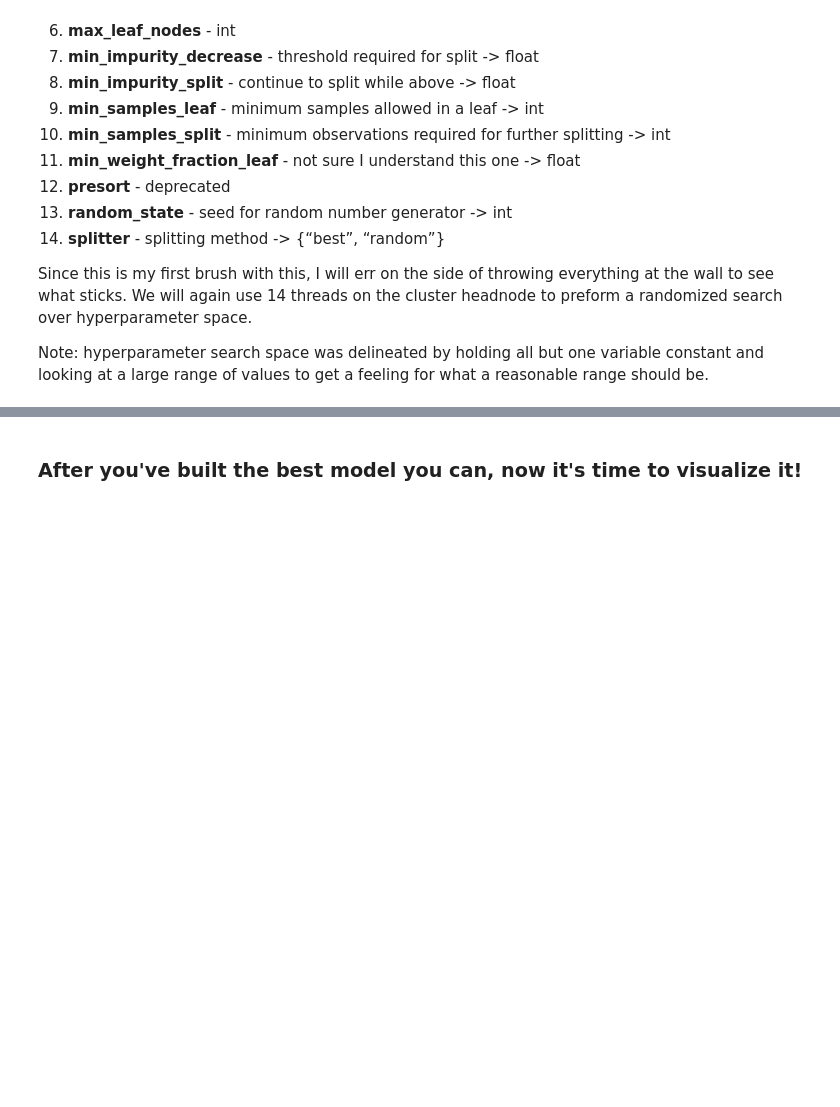
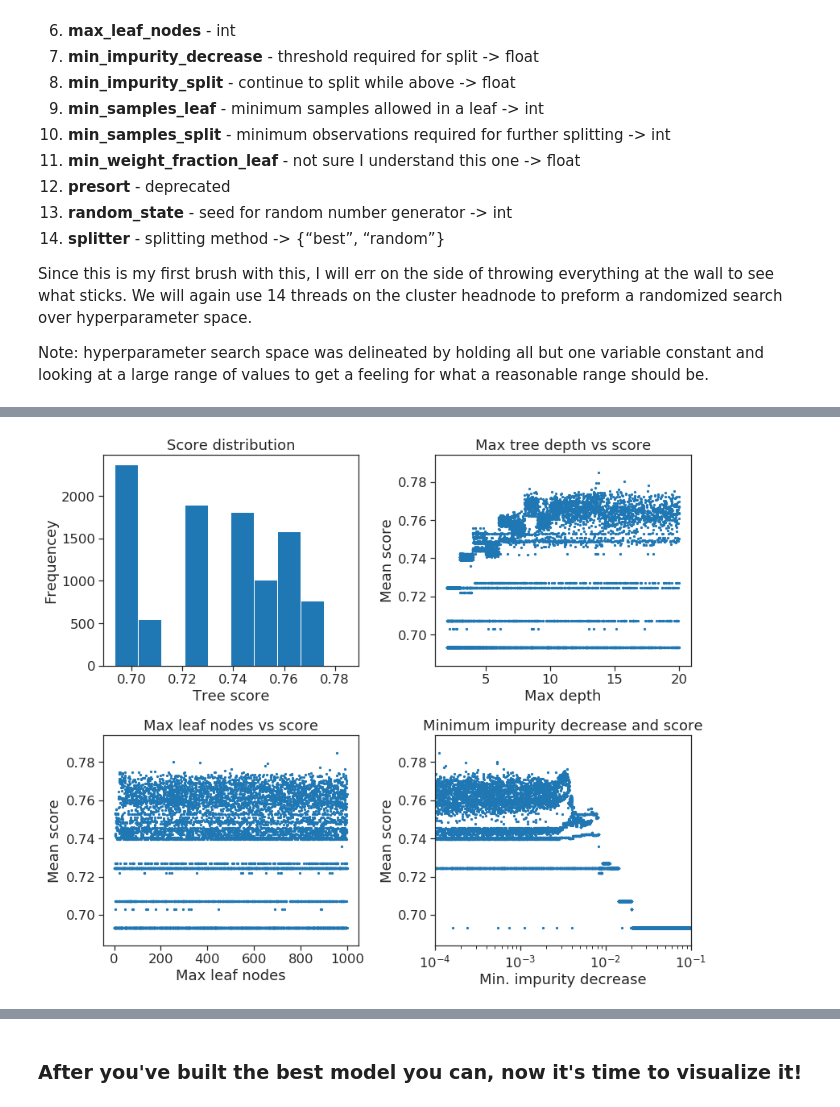
Before and after one commit to gperdrizet/tree-based_algorithms, a Jupyter notebook: Mini_Project_Tree-Based_Algorithms.ipynb, the cells around one changed output, grey strips where cells are left out. Saved outputs shown, nothing was run; the diff lists cells and outputs as text; code cells hidden in the pictures; blank space fills up the shorter version.

```diff
--- a/Mini_Project_Tree-Based_Algorithms.ipynb
+++ b/Mini_Project_Tree-Based_Algorithms.ipynb
@@ -71,19 +103,6 @@ Good credit observations: 700
 Bad credit observations: 300
 # %% [markdown]
 Dataset is not balanced, will have to keep this in mind as trees like equal numbers of observations in all classes. May have to come back and stratify or otherwise weight train-test-split so the tree sees equal numbers of good and bad credit observations. For now, let's push ahead with a basic tree and see what happens.
-# %%
-from sklearn.model_selection import KFold
-from sklearn.metrics import accuracy_score
-import numpy as np
-import scipy.stats as stats
-import random
-from time import time
-from sklearn.utils.fixes import loguniform
-from sklearn.model_selection import RandomizedSearchCV
-import matplotlib.pyplot as plt
-from matplotlib import rcParams
-sns.set_style("whitegrid")
-sns.set_context("talk")
 # %%
 # Your code here! :)
 
@@ -195,0 +336,35 @@ plt.show()
+# %%
+results = pd.DataFrame(random_search.cv_results_).dropna()
+
+plt.subplots(2,2,figsize=(12,10))
+
+plt.subplot(2, 2, 1)
+plt.hist(results.mean_test_score)
+plt.title("Score distribution")
+plt.xlabel("Tree score")
+plt.ylabel("Frequencey")
+
+plt.subplot(2, 2, 2)
+plt.scatter(results.param_max_depth, results.mean_test_score, s=5)
+plt.xlabel("Max depth")
+plt.ylabel("Mean score")
+plt.title("Max tree depth vs score")
+
+plt.subplot(2, 2, 3)
+plt.scatter(results.param_max_leaf_nodes, results.mean_test_score, s=5)
+plt.xlabel("Max leaf nodes")
+plt.ylabel("Mean score")
+plt.title("Max leaf nodes vs score")
+
+plt.subplot(2, 2, 4)
+plt.scatter(results.param_min_impurity_decrease, results.mean_test_score, s=5)
+plt.xlabel("Min. impurity decrease")
+plt.ylabel("Mean score")
+plt.title("Minimum impurity decrease and score")
+plt.xscale('log')
+plt.xlim(1e-4,1e-1)
+
+plt.tight_layout()
+plt.show()
+# %% [output]
+[figure, added]
```
Also changed, not shown: parts of 41 cells of this notebook.
